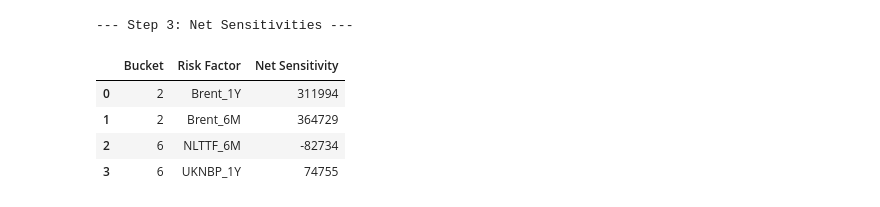
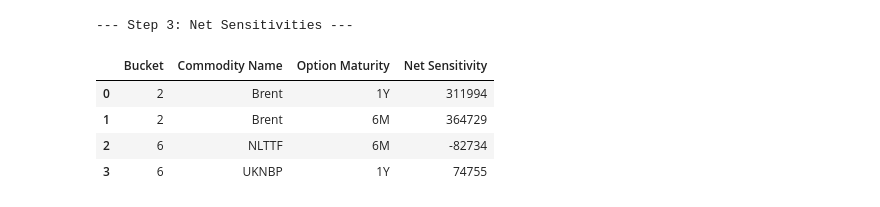
Before and after one commit to Levan-Danelia/FRTB, a Jupyter notebook: FRTB_CMVG.ipynb, the cells around one changed output. Drawn from its saved outputs; the diff is of its cells as text; code cells hidden in the pictures.

```diff
--- a/FRTB_CMVG.ipynb
+++ b/FRTB_CMVG.ipynb
@@ -3,30 +57,14 @@
 # %%
-# Cell 1: Setup
-# ---------------------------------
-# This cell imports the necessary libraries for the calculation.
-
-import pandas as pd
-import numpy as np
-
-print("Libraries imported successfully.")
-
-
-# In[2]:
 # Cell 2: Step 1 - Initial Portfolio Data
 # ---------------------------------------
-# This cell defines the initial portfolio data and loads it into a pandas DataFrame.
-# The DataFrame is displayed as the output of this cell, mirroring the first step in the report.
-
 data = [
-    {'Position ID': 1, 'Bucket': 6, 'Commodity Name': 'UKNBP', 'Commodity Location': 'UK', 'Option Maturity': '1Y', 'Gross Sensitivity': 74755},
-    {'Position ID': 2, 'Bucket': 6, 'Commodity Name': 'NLTTF', 'Commodity Location': 'Netherlands', 'Option Maturity': '6M', 'Gross Sensitivity': -82734},
-    {'Position ID': 3, 'Bucket': 2, 'Commodity Name': 'Brent', 'Commodity Location': 'North Sea', 'Option Maturity': '1Y', 'Gross Sensitivity': 311994},
-    {'Position ID': 4, 'Bucket': 2, 'Commodity Name': 'Brent', 'Commodity Location': 'North Sea', 'Option Maturity': '6M', 'Gross Sensitivity': 1636643},
-    {'Position ID': 5, 'Bucket': 2, 'Commodity Name': 'Brent', 'Commodity Location': 'North Sea', 'Option Maturity': '6M', 'Gross Sensitivity': -1271914}
+    {'Position ID': 1, 'Bucket': 6, 'Commodity Name': 'UKNBP', 'Option Maturity': '1Y', 'Gross Sensitivity': 74755},
+    {'Position ID': 2, 'Bucket': 6, 'Commodity Name': 'NLTTF', 'Option Maturity': '6M', 'Gross Sensitivity': -82734},
+    {'Position ID': 3, 'Bucket': 2, 'Commodity Name': 'Brent', 'Option Maturity': '1Y', 'Gross Sensitivity': 311994},
+    {'Position ID': 4, 'Bucket': 2, 'Commodity Name': 'Brent', 'Option Maturity': '6M', 'Gross Sensitivity': 1636643},
+    {'Position ID': 5, 'Bucket': 2, 'Commodity Name': 'Brent', 'Option Maturity': '6M', 'Gross Sensitivity': -1271914}
 ]
-
 portfolio_df = pd.DataFrame(data)
-
 print("--- Step 1: Initial Portfolio ---")
 portfolio_df
 # %% [output]
@@ -41,20 +78,14 @@ Libraries imported successfully.
 # %%
-# Cell 3: Step 3 - Calculate Net Sensitivities
+# Cell 3: Step 3 - Net Sensitivities
 # ---------------------------------------------
-# As per Article 325f, sensitivities for the same risk factor are netted.
-# The resulting DataFrame of net sensitivities is displayed as the output.
-
 print("--- Step 3: Net Sensitivities ---")
-
-net_sensitivities_df = portfolio_df.groupby(['Bucket', 'Commodity Name', 'Commodity Location', 'Option Maturity'])['Gross Sensitivity'].sum().reset_index()
+net_sensitivities_df = portfolio_df.groupby(['Bucket', 'Commodity Name', 'Option Maturity'])['Gross Sensitivity'].sum().reset_index()
 net_sensitivities_df.rename(columns={'Gross Sensitivity': 'Net Sensitivity'}, inplace=True)
-net_sensitivities_df['Risk Factor'] = net_sensitivities_df['Commodity Name'] + '_' + net_sensitivities_df['Option Maturity']
-
-net_sensitivities_df[['Bucket', 'Risk Factor', 'Net Sensitivity']]
+net_sensitivities_df
 # %% [output]
 --- Step 3: Net Sensitivities ---
-|  | Bucket | Risk Factor | Net Sensitivity |
-| 0 | 2 | Brent_1Y | 311994 |
-| 1 | 2 | Brent_6M | 364729 |
-| 2 | 6 | NLTTF_6M | -82734 |
-| 3 | 6 | UKNBP_1Y | 74755 |
+|  | Bucket | Commodity Name | Option Maturity | Net Sensitivity |
+| 0 | 2 | Brent | 1Y | 311994 |
+| 1 | 2 | Brent | 6M | 364729 |
+| 2 | 6 | NLTTF | 6M | -82734 |
+| 3 | 6 | UKNBP | 1Y | 74755 |
```
Also changed, not shown: parts of 10 cells of this notebook.
